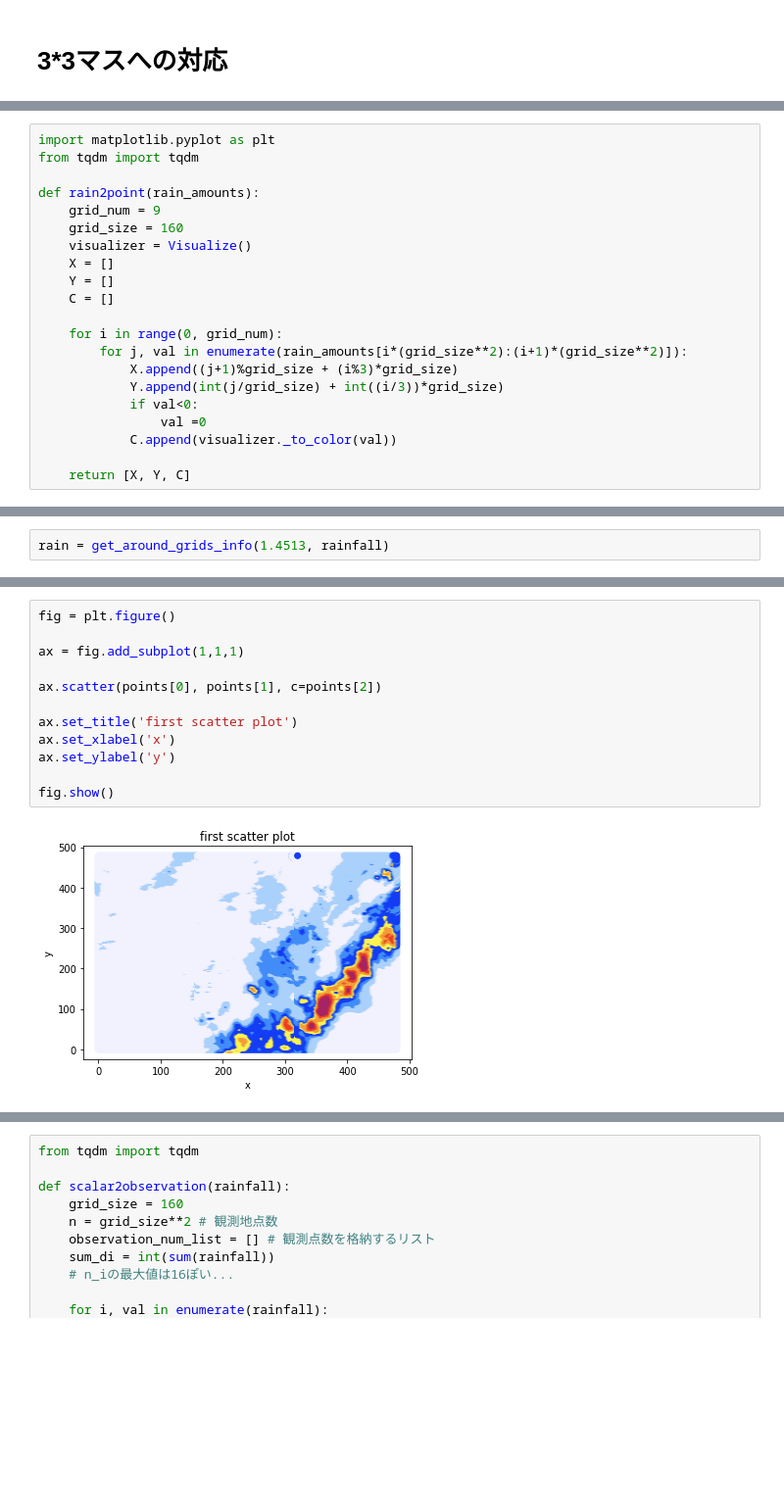
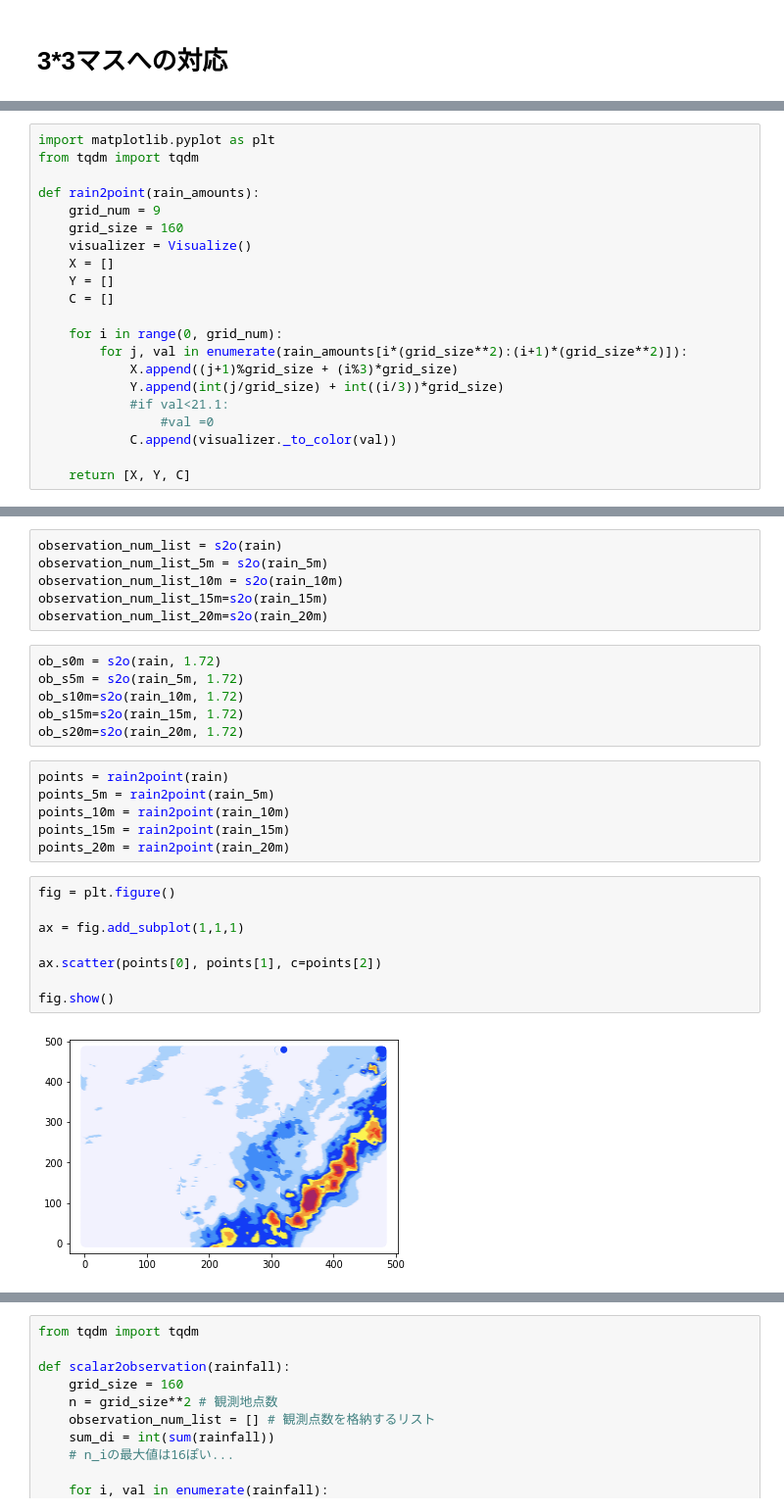
Before and after one commit to takoyan/weather, a Jupyter notebook: src/weather.ipynb, the cells around one changed output, grey strips where cells are left out. Shown at 98% size. Saved outputs shown, nothing was run; the diff lists cells and outputs as text; blank space fills up the shorter version.

```diff
--- a/src/weather.ipynb
+++ b/src/weather.ipynb
@@ -83,8 +112,8 @@ def rain2point(rain_amounts):
         for j, val in enumerate(rain_amounts[i*(grid_size**2):(i+1)*(grid_size**2)]):
             X.append((j+1)%grid_size + (i%3)*grid_size)
             Y.append(int(j/grid_size) + int((i/3))*grid_size)
-            if val<0:
-                val =0
+            #if val<21.1:
+                #val =0
             C.append(visualizer._to_color(val))
 
     return [X, Y, C]
@@ -103,4 +138,2 @@ def s2o(rainfall):
                 observation_num_list.append([x, y])
     return observation_num_list
-# %%
-rain = get_around_grids_info(1.4513, rainfall)
@@ -111,16 +231,30 @@ points = rain2point(rain)
+# %%
+observation_num_list = s2o(rain)
+observation_num_list_5m = s2o(rain_5m)
+observation_num_list_10m = s2o(rain_10m)
+observation_num_list_15m=s2o(rain_15m)
+observation_num_list_20m=s2o(rain_20m)
+# %%
+ob_s0m = s2o(rain, 1.72)
+ob_s5m = s2o(rain_5m, 1.72)
+ob_s10m=s2o(rain_10m, 1.72)
+ob_s15m=s2o(rain_15m, 1.72)
+ob_s20m=s2o(rain_20m, 1.72)
+# %%
+points = rain2point(rain)
+points_5m = rain2point(rain_5m)
+points_10m = rain2point(rain_10m)
+points_15m = rain2point(rain_15m)
+points_20m = rain2point(rain_20m)
 # %%
 fig = plt.figure()
 
 ax = fig.add_subplot(1,1,1)
 
 ax.scatter(points[0], points[1], c=points[2])
 
-ax.set_title('first scatter plot')
-ax.set_xlabel('x')
-ax.set_ylabel('y')
-
 fig.show()
 # %% [output]
-[figure, old version]
+[figure, new version]
 # %% [markdown]
 # スカラ→観測点数
```
Also changed, not shown: parts of 85 cells of this notebook, 14 other files.
